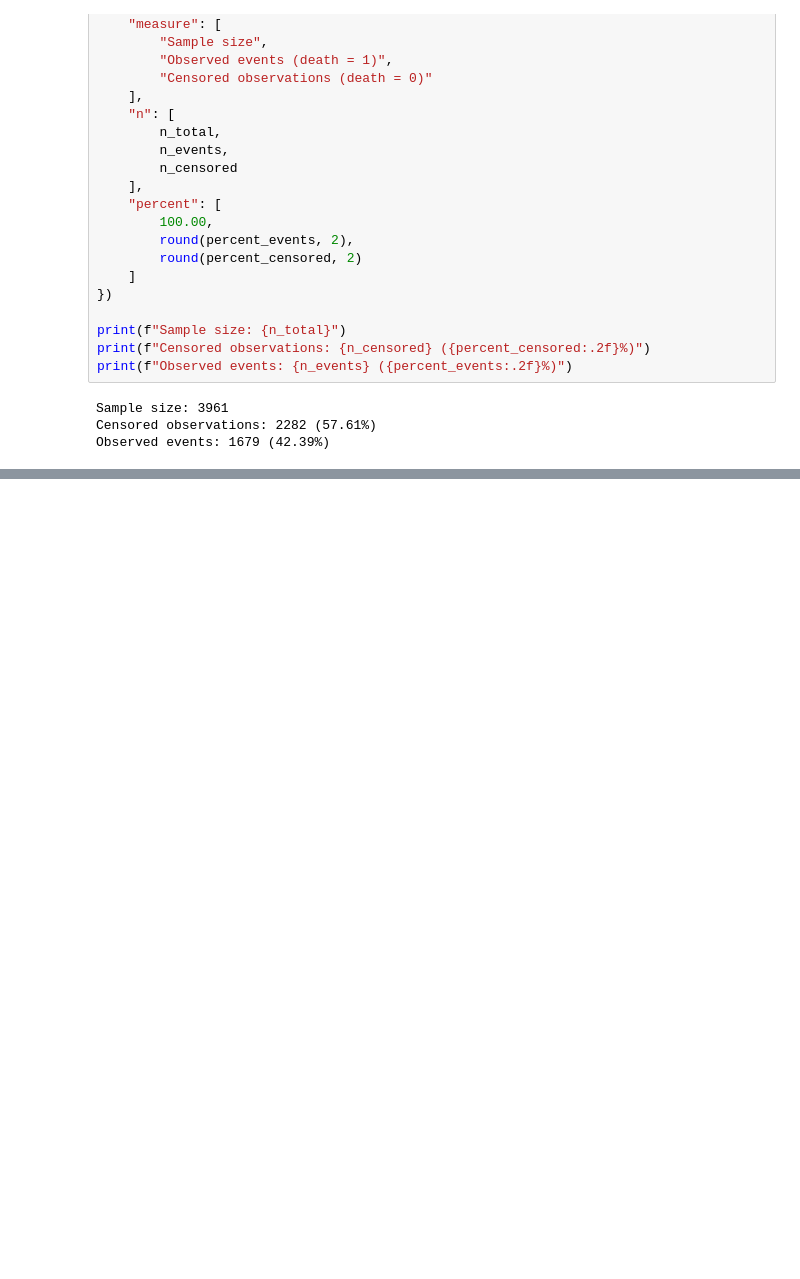
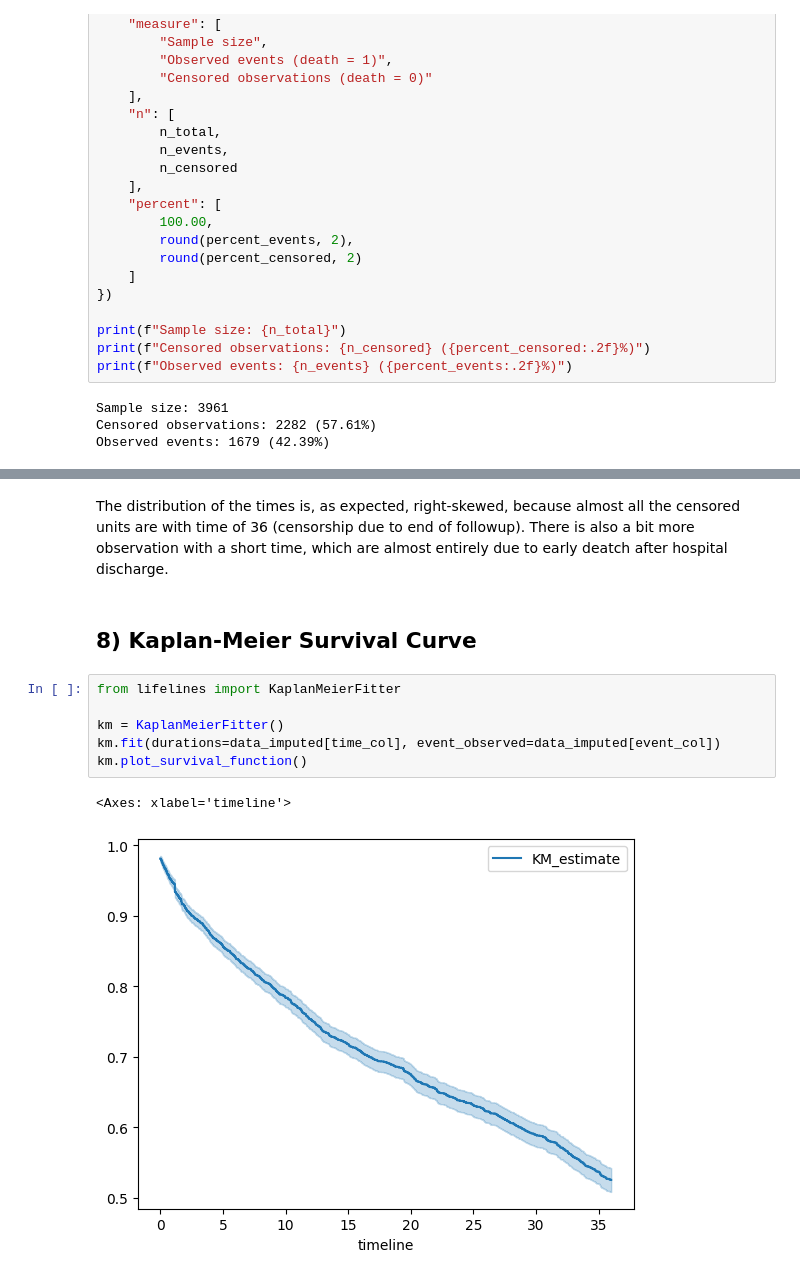
Before and after one commit to Mormorfor/SAML_project, a Jupyter notebook: Part1.ipynb, the cells around one changed output, grey strips where cells are left out. Saved outputs shown, nothing was run; the diff lists cells and outputs as text; blank space fills up the shorter version.

```diff
--- a/Part1.ipynb
+++ b/Part1.ipynb
@@ -408,0 +435,13 @@ Observed events: 1679 (42.39%)
+# %% [markdown]
+The distribution of the times is, as expected, right-skewed, because almost all the censored units are with time of 36 (censorship due to end of followup). There is also a bit more observation with a short time, which are almost entirely due to early deatch after hospital discharge.
+# %% [markdown]
+## 8) Kaplan-Meier Survival Curve
+# %%
+from lifelines import KaplanMeierFitter
+
+km = KaplanMeierFitter()
+km.fit(durations=data_imputed[time_col], event_observed=data_imputed[event_col])
+km.plot_survival_function()
+# %% [output]
+<Axes: xlabel='timeline'>
+[figure, added]
```
Also changed, not shown: parts of 13 cells of this notebook.
